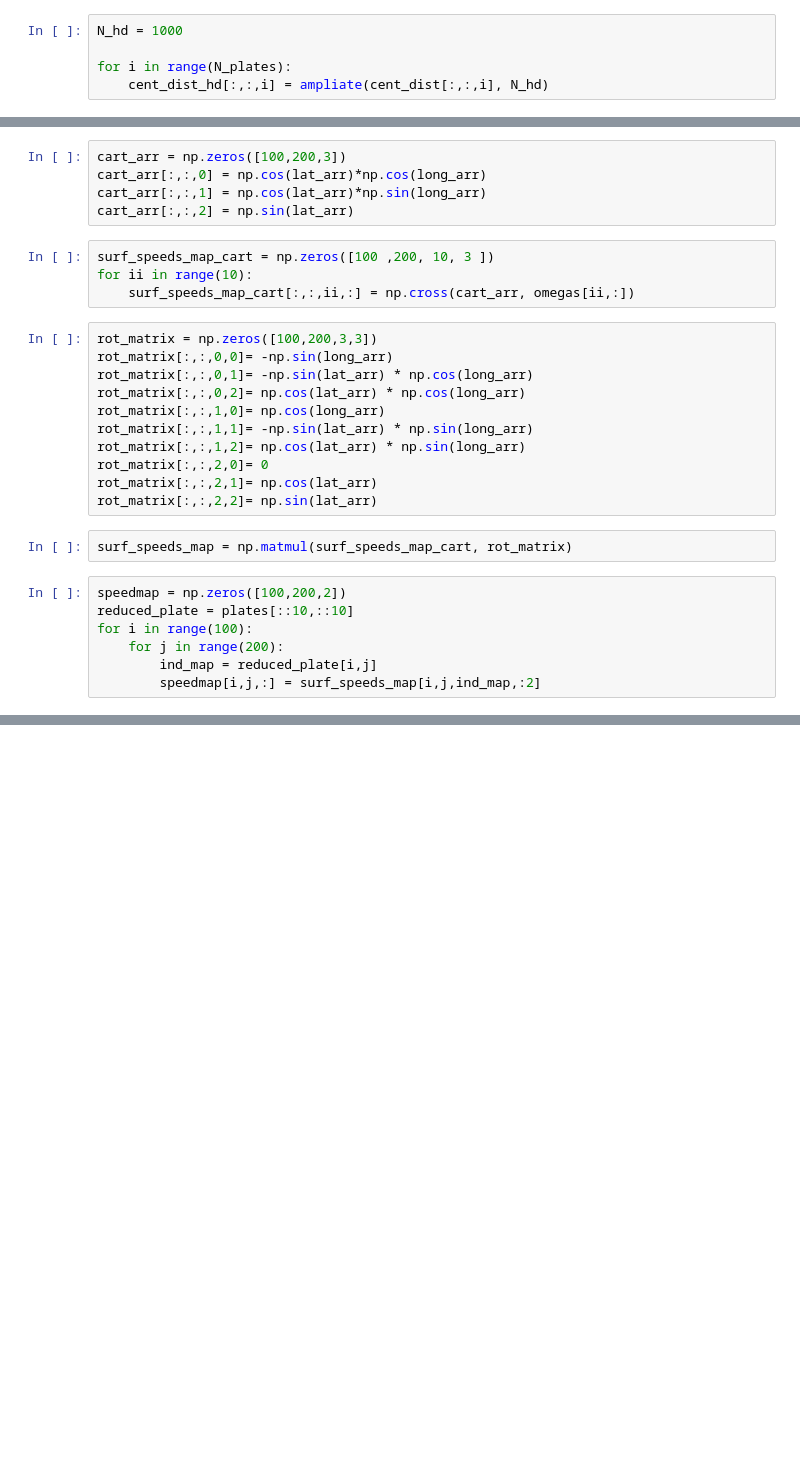
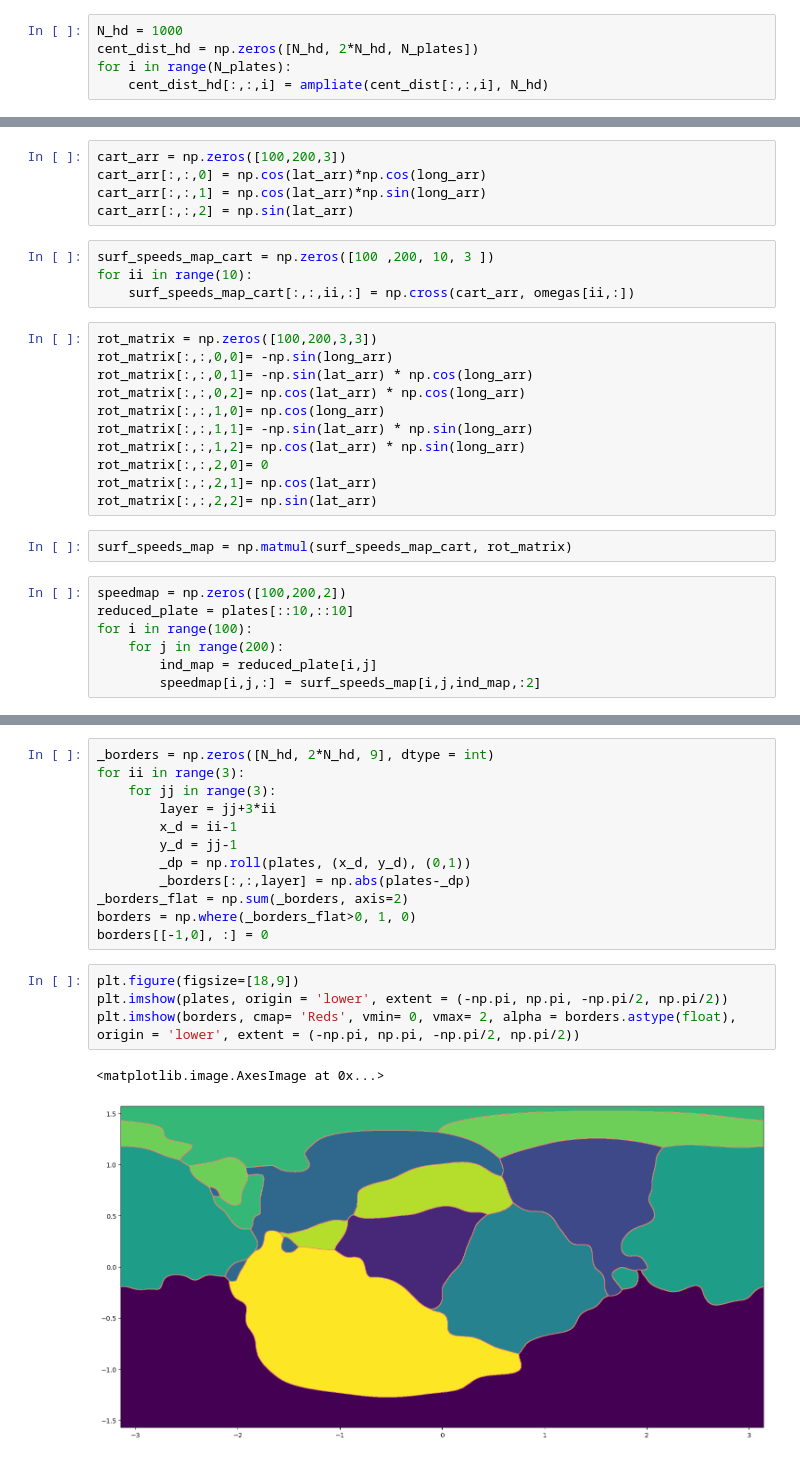
Before and after one commit to AunSiro/planet-creator, a Jupyter notebook: generamapas.ipynb, the cells around one changed output, grey strips where cells are left out. Cells and saved outputs as stored; diff of their text form; blank space fills up the shorter version.

Commit message:
plate borders

```diff
--- a/generamapas.ipynb
+++ b/generamapas.ipynb
@@ -56,7 +65,7 @@ for i in range(N_plates):
     #plt.matshow(cent_dist[:,:,i])
 # %%
 N_hd = 1000
-
+cent_dist_hd = np.zeros([N_hd, 2*N_hd, N_plates])
 for i in range(N_plates):
     cent_dist_hd[:,:,i] = ampliate(cent_dist[:,:,i], N_hd)
 # %%
@@ -202,0 +234,19 @@ plt.quiver(long_arr[::5,::5] ,lat_arr[::5,::5],speedmap[::5,::5,0],speedmap[::5,
+# %%
+_borders = np.zeros([N_hd, 2*N_hd, 9], dtype = int)
+for ii in range(3):
+    for jj in range(3):
+        layer = jj+3*ii
+        x_d = ii-1
+        y_d = jj-1
+        _dp = np.roll(plates, (x_d, y_d), (0,1))
+        _borders[:,:,layer] = np.abs(plates-_dp)
+_borders_flat = np.sum(_borders, axis=2)
+borders = np.where(_borders_flat>0, 1, 0)
+borders[[-1,0], :] = 0
+# %%
+plt.figure(figsize=[18,9])
+plt.imshow(plates, origin = 'lower', extent = (-np.pi, np.pi, -np.pi/2, np.pi/2))
+plt.imshow(borders, cmap= 'Reds', vmin= 0, vmax= 2, alpha = borders.astype(float), origin = 'lower', extent = (-np.pi, np.pi, -np.pi/2, np.pi/2))
+# %% [output]
+<matplotlib.image.AxesImage at 0x...>
+[figure, added]
```
Also changed, not shown: parts of 20 cells of this notebook.
